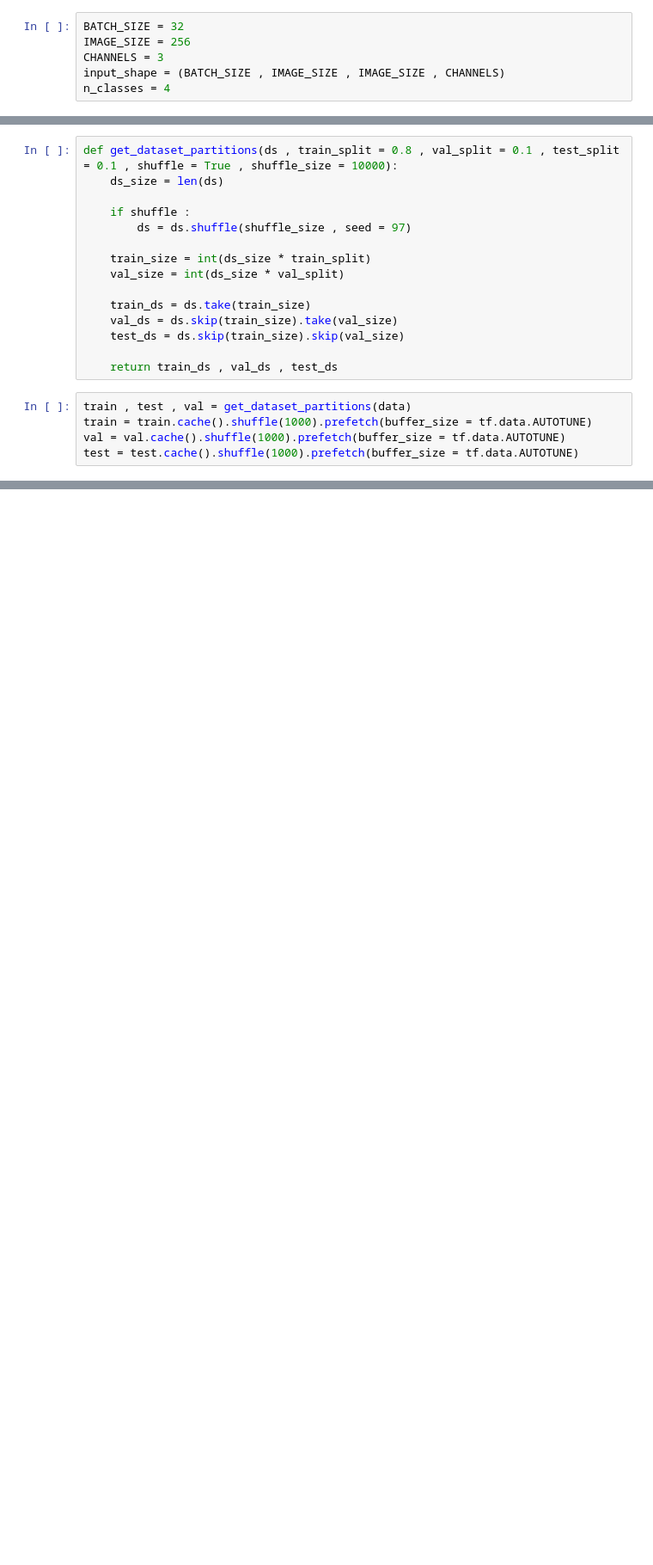
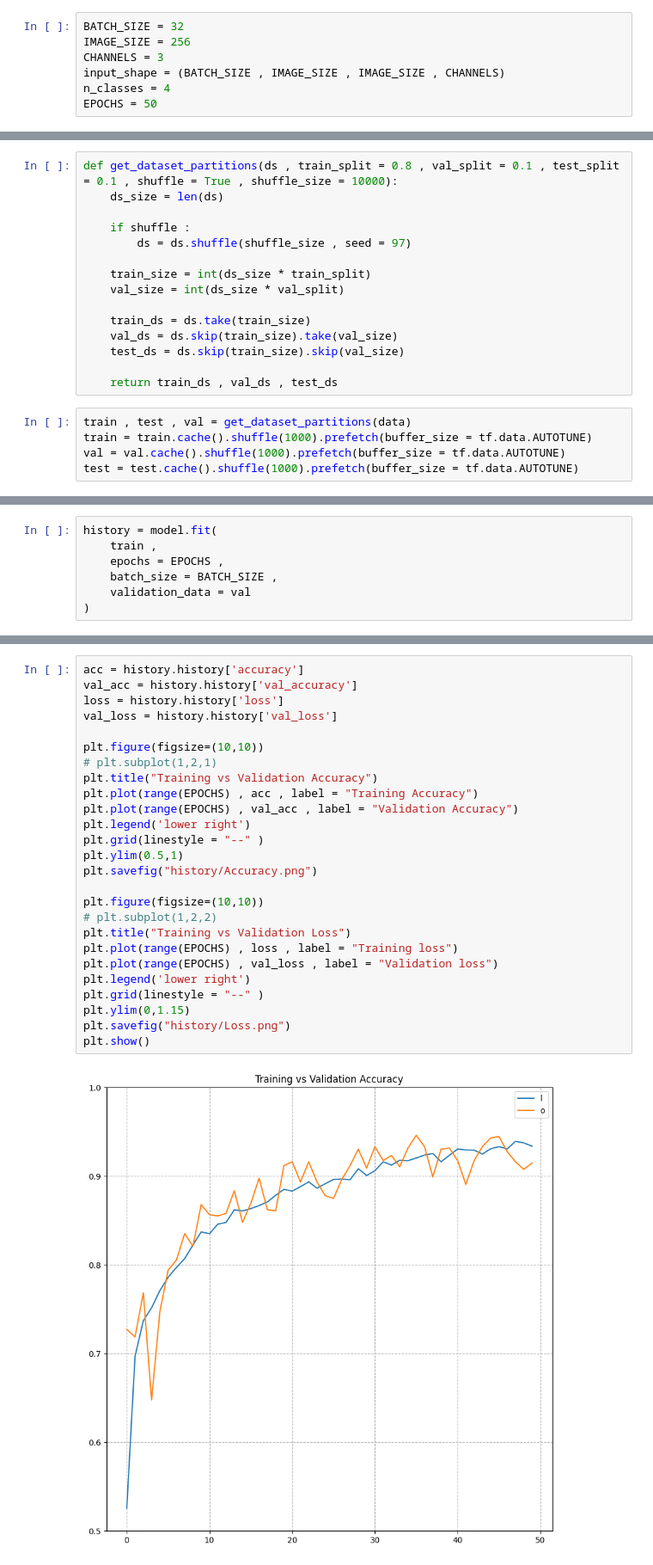
Before and after one commit to kroax9797/Brain-Tumor-Classification, a Jupyter notebook: train.ipynb, the cells around one changed output, grey strips where cells are left out. Shown at 86% size. Drawn from its saved outputs; the diff is of its cells as text; blank space fills up the shorter version.

```diff
--- a/train.ipynb
+++ b/train.ipynb
@@ -14,6 +15,7 @@ IMAGE_SIZE = 256
 CHANNELS = 3
 input_shape = (BATCH_SIZE , IMAGE_SIZE , IMAGE_SIZE , CHANNELS)
 n_classes = 4
+EPOCHS = 50
 # %% [markdown]
 ### Setting dataset
 # %%
@@ -81,0 +120,7 @@ model = models.Sequential([
+# %%
+history = model.fit(
+    train ,
+    epochs = EPOCHS ,
+    batch_size = BATCH_SIZE ,
+    validation_data = val
+)
@@ -81,0 +151,28 @@ model = models.Sequential([
+# %%
+acc = history.history['accuracy']
+val_acc = history.history['val_accuracy']
+loss = history.history['loss']
+val_loss = history.history['val_loss']
+
+plt.figure(figsize=(10,10))
+# plt.subplot(1,2,1)
+plt.title("Training vs Validation Accuracy")
+plt.plot(range(EPOCHS) , acc , label = "Training Accuracy")
+plt.plot(range(EPOCHS) , val_acc , label = "Validation Accuracy")
+plt.legend('lower right')
+plt.grid(linestyle = "--" )
+plt.ylim(0.5,1)
+plt.savefig("history/Accuracy.png")
+
+plt.figure(figsize=(10,10))
+# plt.subplot(1,2,2)
+plt.title("Training vs Validation Loss")
+plt.plot(range(EPOCHS) , loss , label = "Training loss")
+plt.plot(range(EPOCHS) , val_loss , label = "Validation loss")
+plt.legend('lower right')
+plt.grid(linestyle = "--" )
+plt.ylim(0,1.15)
+plt.savefig("history/Loss.png")
+plt.show()
+# %% [output]
+[figure, added]
```
Also changed, not shown: parts of 17 cells of this notebook, 13 other files.
